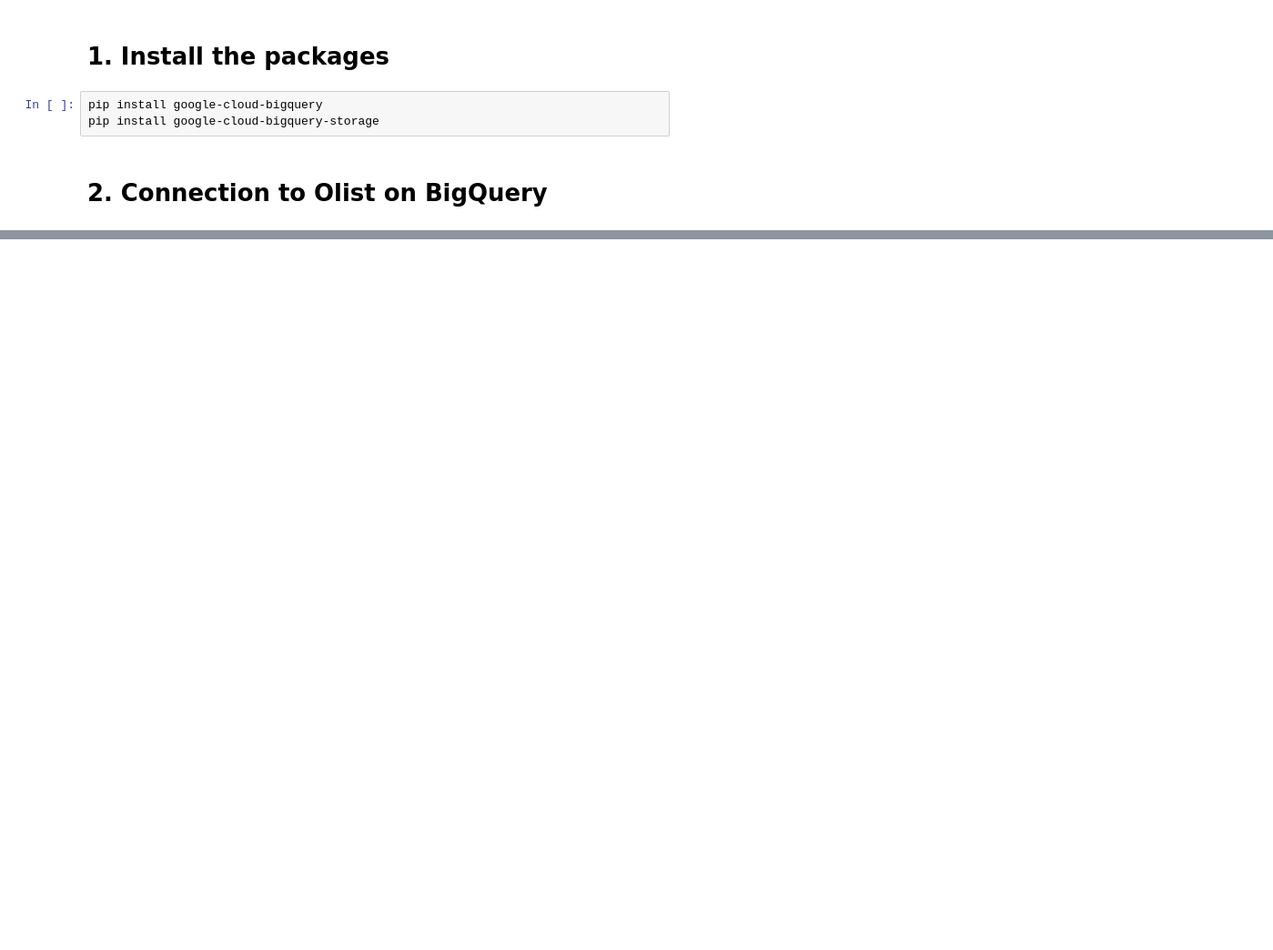
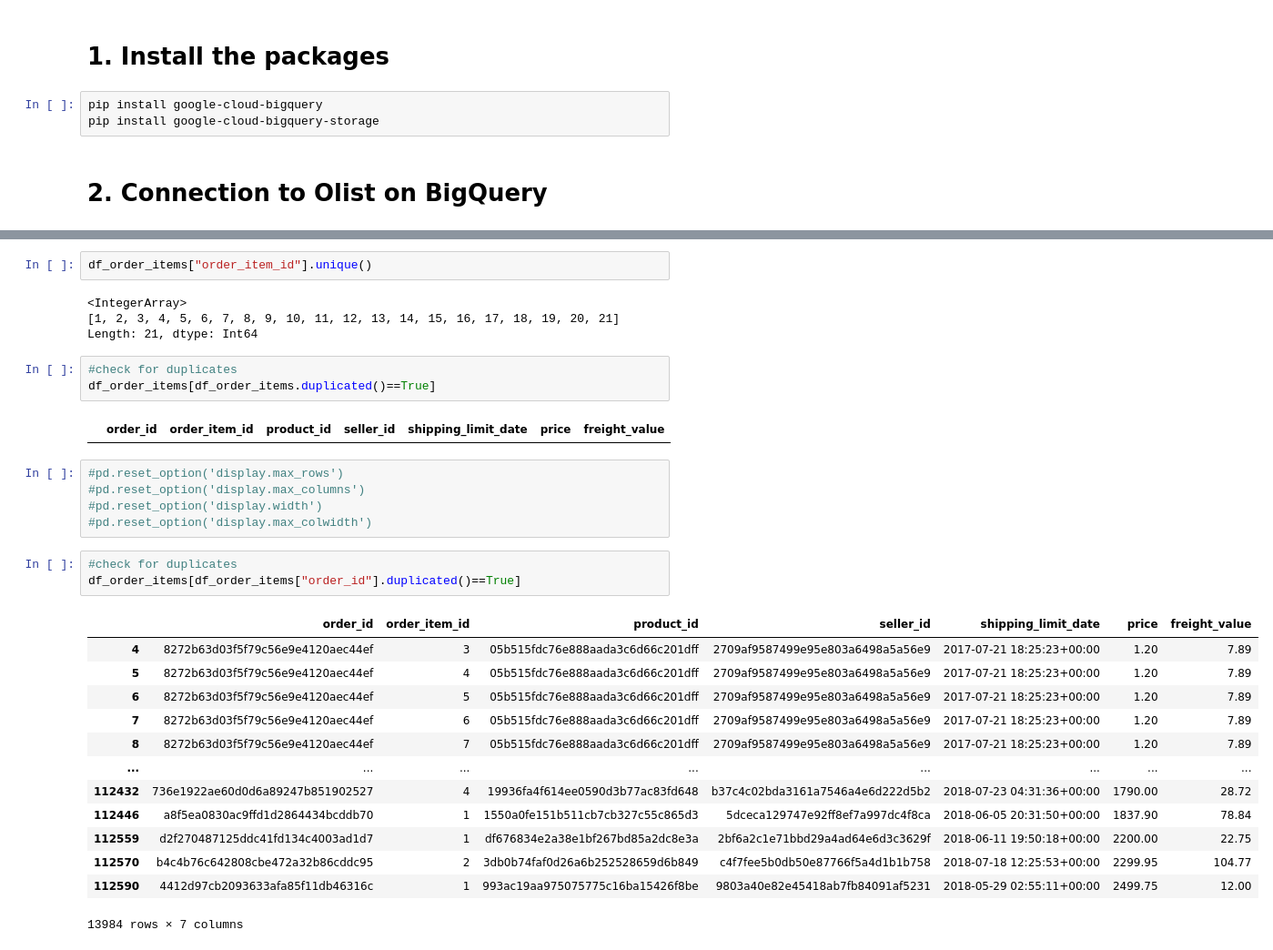
Before and after one commit to roysam/dsai-module-2-group-1, a Jupyter notebook: olis_data_exploration.ipynb, the cells around one changed output, grey strips where cells are left out. Shown at 91% size. Drawn from its saved outputs; the diff is of its cells as text; blank space fills up the shorter version.

```diff
--- a/olis_data_exploration.ipynb
+++ b/olis_data_exploration.ipynb
@@ -45,0 +73,33 @@ df
+# %%
+df_order_items["order_item_id"].unique()
+# %% [output]
+<IntegerArray>
+[1, 2, 3, 4, 5, 6, 7, 8, 9, 10, 11, 12, 13, 14, 15, 16, 17, 18, 19, 20, 21]
+Length: 21, dtype: Int64
+# %%
+#check for duplicates
+df_order_items[df_order_items.duplicated()==True]
+# %% [output]
+|  | order_id | order_item_id | product_id | seller_id | shipping_limit_date | price | freight_value |
+# %%
+#pd.reset_option('display.max_rows')
+#pd.reset_option('display.max_columns')
+#pd.reset_option('display.width')
+#pd.reset_option('display.max_colwidth')
+# %%
+#check for duplicates
+df_order_items[df_order_items["order_id"].duplicated()==True]
+# %% [output]
+|  | order_id | order_item_id | product_id | seller_id | shipping_limit_date | price | freight_value |
+| 4 | 8272b63d03f5f79c56e9e4120aec44ef | 3 | 05b515fdc76e888aada3c6d66c201dff | 2709af9587499e95e803a6498a5a56e9 | 2017-07-21 18:25:23+00:00 | 1.20 | 7.89 |
+| 5 | 8272b63d03f5f79c56e9e4120aec44ef | 4 | 05b515fdc76e888aada3c6d66c201dff | 2709af9587499e95e803a6498a5a56e9 | 2017-07-21 18:25:23+00:00 | 1.20 | 7.89 |
+| 6 | 8272b63d03f5f79c56e9e4120aec44ef | 5 | 05b515fdc76e888aada3c6d66c201dff | 2709af9587499e95e803a6498a5a56e9 | 2017-07-21 18:25:23+00:00 | 1.20 | 7.89 |
+| 7 | 8272b63d03f5f79c56e9e4120aec44ef | 6 | 05b515fdc76e888aada3c6d66c201dff | 2709af9587499e95e803a6498a5a56e9 | 2017-07-21 18:25:23+00:00 | 1.20 | 7.89 |
+| 8 | 8272b63d03f5f79c56e9e4120aec44ef | 7 | 05b515fdc76e888aada3c6d66c201dff | 2709af9587499e95e803a6498a5a56e9 | 2017-07-21 18:25:23+00:00 | 1.20 | 7.89 |
+| ... | ... | ... | ... | ... | ... | ... | ... |
+| 112432 | 736e1922ae60d0d6a89247b851902527 | 4 | 19936fa4f614ee0590d3b77ac83fd648 | b37c4c02bda3161a7546a4e6d222d5b2 | 2018-07-23 04:31:36+00:00 | 1790.00 | 28.72 |
+| 112446 | a8f5ea0830ac9ffd1d2864434bcddb70 | 1 | 1550a0fe151b511cb7cb327c55c865d3 | 5dceca129747e92ff8ef7a997dc4f8ca | 2018-06-05 20:31:50+00:00 | 1837.90 | 78.84 |
+| 112559 | d2f270487125ddc41fd134c4003ad1d7 | 1 | df676834e2a38e1bf267bd85a2dc8e3a | 2bf6a2c1e71bbd29a4ad64e6d3c3629f | 2018-06-11 19:50:18+00:00 | 2200.00 | 22.75 |
+| 112570 | b4c4b76c642808cbe472a32b86cddc95 | 2 | 3db0b74faf0d26a6b252528659d6b849 | c4f7fee5b0db50e87766f5a4d1b1b758 | 2018-07-18 12:25:53+00:00 | 2299.95 | 104.77 |
+| 112590 | 4412d97cb2093633afa85f11db46316c | 1 | 993ac19aa975075775c16ba15426f8be | 9803a40e82e45418ab7fb84091af5231 | 2018-05-29 02:55:11+00:00 | 2499.75 | 12.00 |
+13984 rows × 7 columns
```
Also changed, not shown: parts of 33 cells of this notebook.
